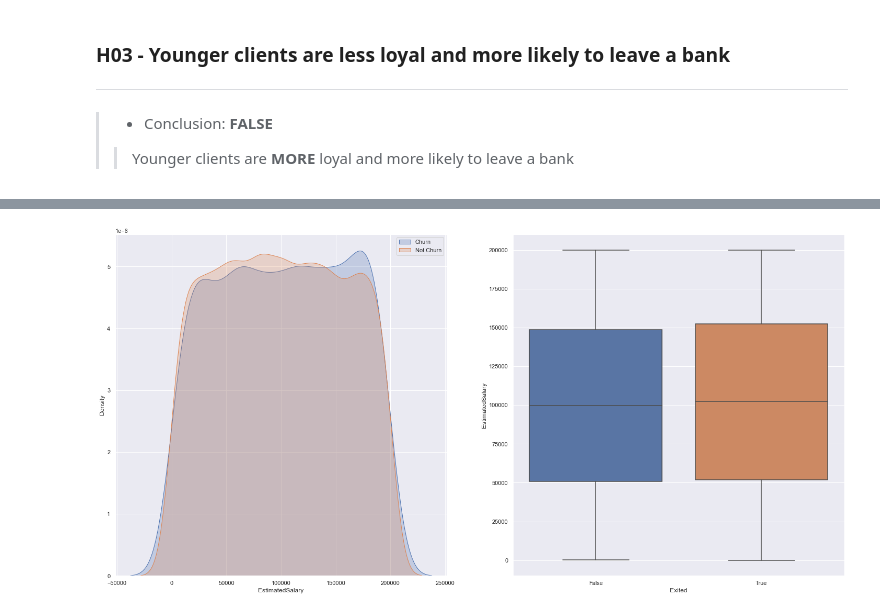
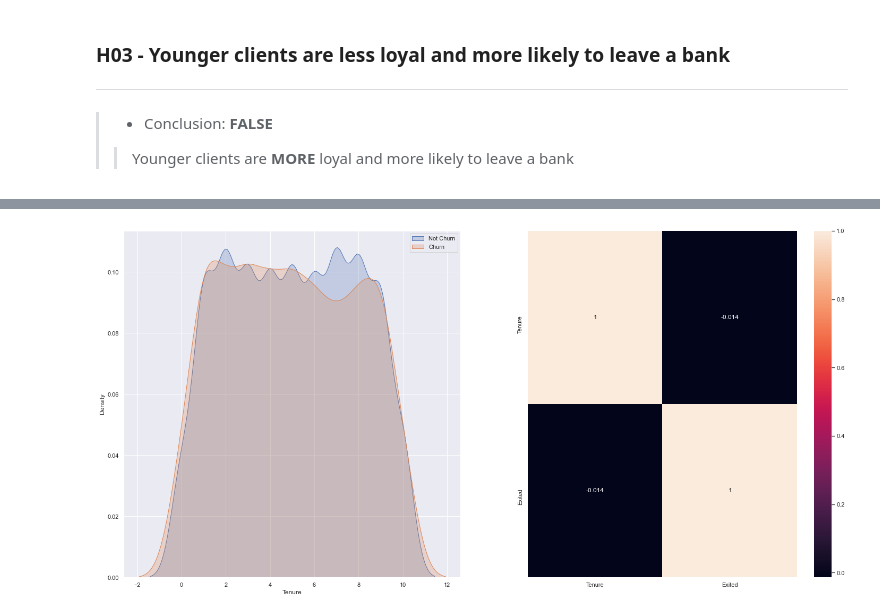
Before and after one commit to FabioCaffarello/Churn-Prediction-TopBank, a Jupyter notebook: 02-Notebooks/01-FirstCycleCRISP/03-ExploratoryDataAnalysis.ipynb, the cells around one changed output, grey strips where cells are left out. Drawn from its saved outputs; the diff is of its cells as text; code cells hidden in the pictures.

```diff
--- a/02-Notebooks/01-FirstCycleCRISP/03-ExploratoryDataAnalysis.ipynb
+++ b/02-Notebooks/01-FirstCycleCRISP/03-ExploratoryDataAnalysis.ipynb
@@ -110,0 +143,21 @@ plt.show()
+# %%
+originMap = {
+    'France': 'Latin',
+    'Spain': 'Latin',
+    'Germany': 'Anglo-Saxons'
+}
+
+df03['Origin'] = df03['Geography'].map(originMap)
+
+aux01 = df03[['Origin', 'Exited']]
+
+plt.subplot(1,3,1)
+sns.kdeplot(aux01[aux01['Origin'] == 'Latin']['Exited'], label='Latin', shade=True);
+sns.kdeplot(aux01[aux01['Origin'] == 'Anglo-Saxons']['Exited'], label='Anglo-Saxons', shade=True);
+plt.legend()
+
+plt.subplot(1,3,2)
+sns.countplot(x='Origin', hue='Exited', data=aux01);
+
+plt.subplot(1,3,3)
+sns.countplot(x='Geography', hue='Exited', data=df03);
@@ -111,11 +191,12 @@ plt.show()
 # %%
+aux01 = df03[['Tenure', 'Exited']]
+
 plt.subplot(1,2,1)
-sns.kdeplot(df03[df03['Exited'] == True]['EstimatedSalary'], label='Churn', shade=True)
-sns.kdeplot(df03[df03['Exited'] == False]['EstimatedSalary'], label='Not Churn', shade=True)
+sns.kdeplot(aux01[aux01['Exited'] == False]['Tenure'], label='Not Churn', shade=True);
+sns.kdeplot(aux01[aux01['Exited'] == True]['Tenure'], label='Churn', shade=True);
 plt.legend()
 
 plt.subplot(1,2,2)
-sns.boxplot(x="Exited", y="EstimatedSalary", data=df03)
-plt.show()
+sns.heatmap(aux01.corr(method='pearson'),annot=True);
 # %% [output]
-[figure, old version]
+[figure, new version]
```
Also changed, not shown: parts of 18 cells of this notebook.
